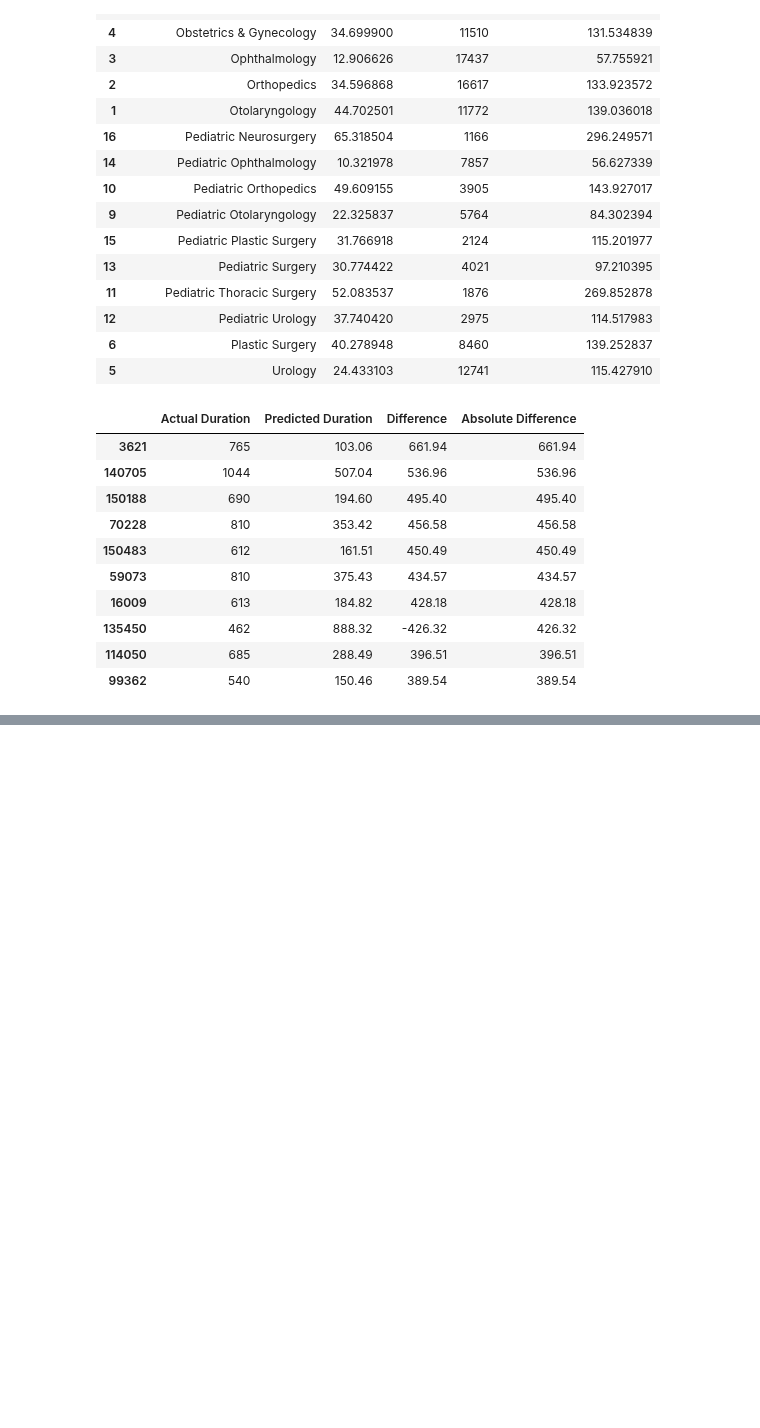
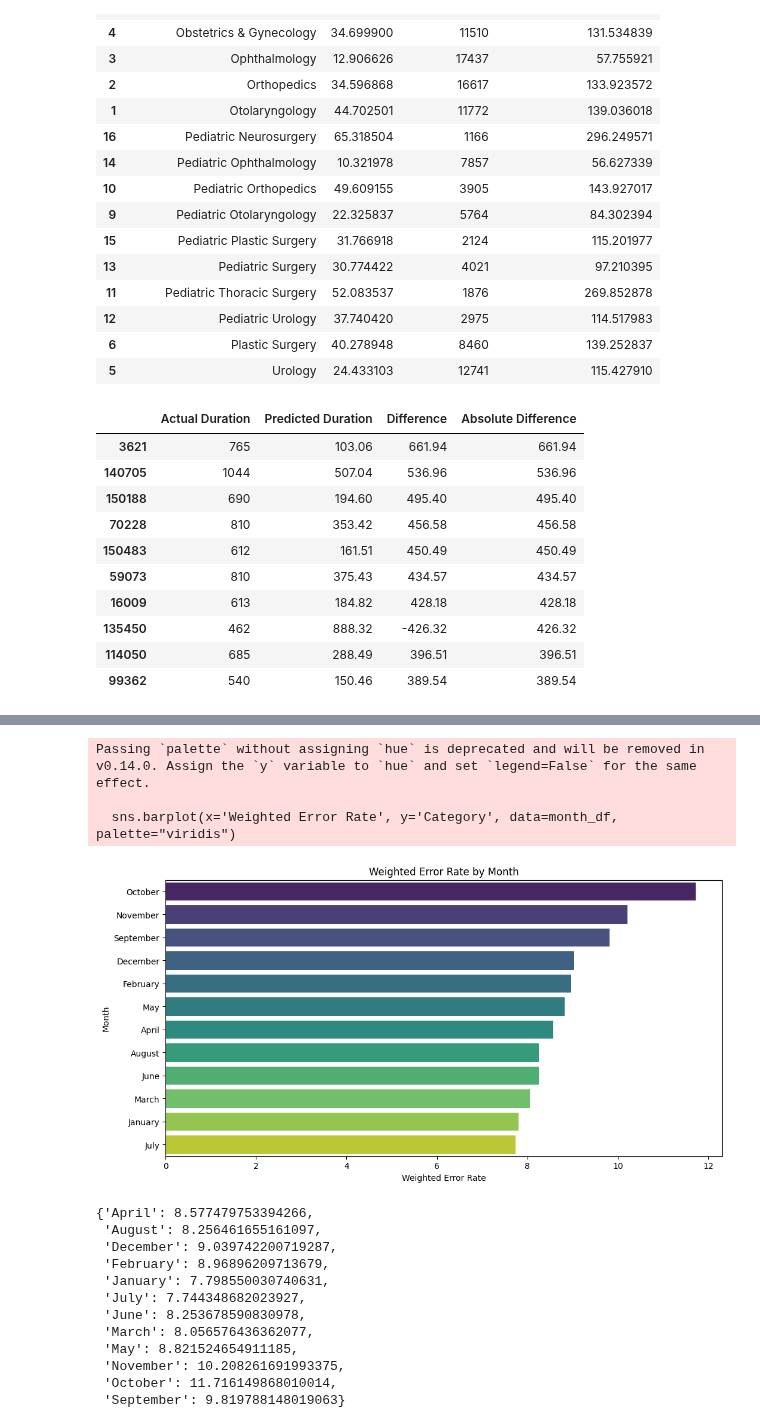
Before and after one commit to devguno/Surgical-Duration-Prediction, a Jupyter notebook: 0104변형3.ipynb, the cells around one changed output, grey strips where cells are left out. Saved outputs shown, nothing was run; the diff lists cells and outputs as text; code cells hidden in the pictures; blank space fills up the shorter version.

```diff
--- a/0104변형3.ipynb
+++ b/0104변형3.ipynb
@@ -689,0 +384,31 @@ NameError: name 'mae' is not defined
+# %%
+# Creating DataFrame for 'Month' with updated weighted error rates
+month_df = pd.DataFrame(month_error_rates.items(), columns=['Category', 'Weighted Error Rate'])
+month_df = month_df.sort_values('Weighted Error Rate', ascending=False)
+
+# Plotting 'Month' as a horizontal bar chart
+plt.figure(figsize=(12, 6))
+sns.barplot(x='Weighted Error Rate', y='Category', data=month_df, palette="viridis")
+plt.title('Weighted Error Rate by Month')
+plt.xlabel('Weighted Error Rate')
+plt.ylabel('Month')
+plt.show()
+
+month_error_rates
+# %% [output]
+Passing `palette` without assigning `hue` is deprecated and will be removed in v0.14.0. Assign the `y` variable to `hue` and set `legend=False` for the same effect.
+
+  sns.barplot(x='Weighted Error Rate', y='Category', data=month_df, palette="viridis")
+[figure, added]
+{'April': 8.577479753394266,
+ 'August': 8.256461655161097,
+ 'December': 9.039742200719287,
+ 'February': 8.96896209713679,
+ 'January': 7.798550030740631,
+ 'July': 7.744348682023927,
+ 'June': 8.253678590830978,
+ 'March': 8.056576436362077,
+ 'May': 8.821524654911185,
+ 'November': 10.208261691993375,
+ 'October': 11.716149868010014,
+ 'September': 9.819788148019063}
```
Also changed, not shown: parts of 26 cells of this notebook, 2 other files.
